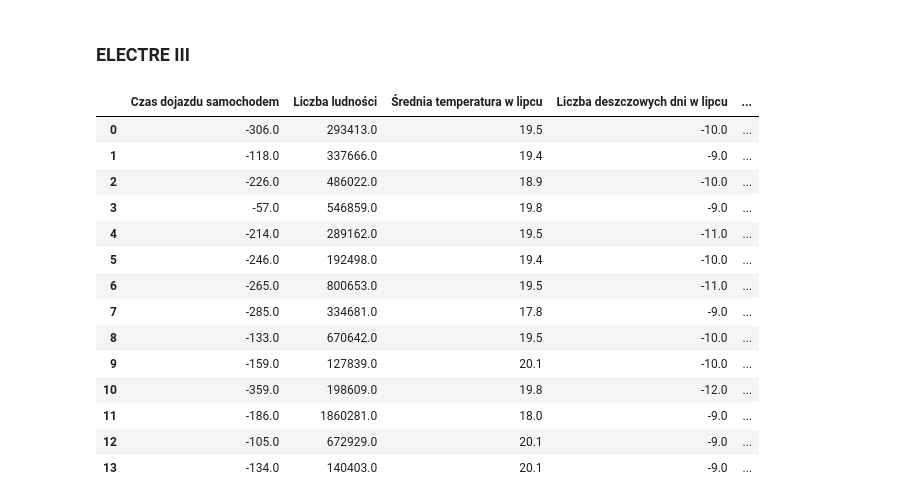
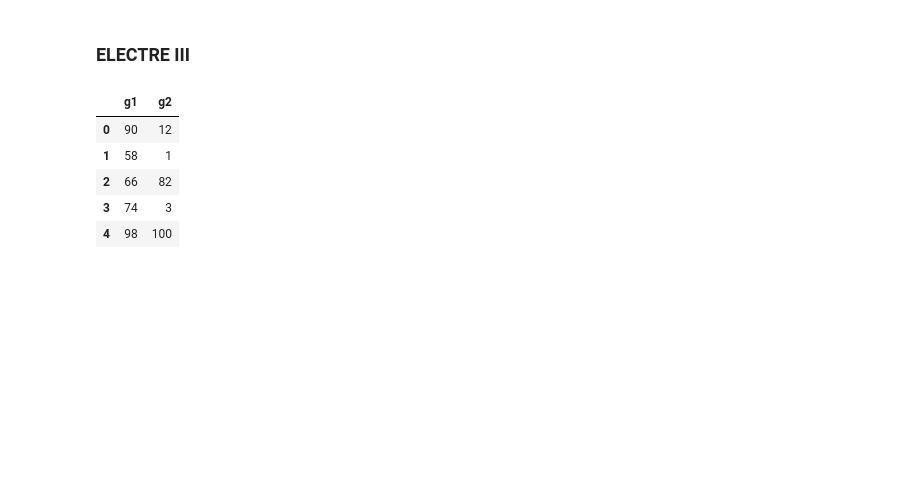
Before and after one commit to majsterkovic/iswd-project-2, a Jupyter notebook: demo.ipynb, the cells around one changed output. Drawn from its saved outputs; the diff is of its cells as text; code cells hidden in the pictures; blank space fills up the shorter version.

```diff
--- a/demo.ipynb
+++ b/demo.ipynb
@@ -405,22 +393,29 @@ draw_simple_ranking(p_df, title='positive_flow_rank')
 # %% [markdown]
 ### ELECTRE III
 # %%
+# sample data from lecture 13/36
+data = {
+    'I': [90, 12],
+    'B': [58, 1],
+    'G': [66, 82],
+    'A': [74, 3],
+    'F': [98, 100]
+}
+
+df = pd.DataFrame(data)
+df = df.transpose()
+df.reset_index(inplace=True)
+df.columns = ['variant', 'g1', 'g2']
+variants = df['variant']
+df.drop(['variant'], axis=1, inplace=True)
+# change index to numbers
 df
 # %% [output]
-|  | Czas dojazdu samochodem | Liczba ludności | Średnia temperatura w lipcu | Liczba deszczowych dni w lipcu | ... |
-| 0 | -306.0 | 293413.0 | 19.5 | -10.0 | ... |
-| 1 | -118.0 | 337666.0 | 19.4 | -9.0 | ... |
-| 2 | -226.0 | 486022.0 | 18.9 | -10.0 | ... |
-| 3 | -57.0 | 546859.0 | 19.8 | -9.0 | ... |
-| 4 | -214.0 | 289162.0 | 19.5 | -11.0 | ... |
-| 5 | -246.0 | 192498.0 | 19.4 | -10.0 | ... |
-| 6 | -265.0 | 800653.0 | 19.5 | -11.0 | ... |
-| 7 | -285.0 | 334681.0 | 17.8 | -9.0 | ... |
-| 8 | -133.0 | 670642.0 | 19.5 | -10.0 | ... |
-| 9 | -159.0 | 127839.0 | 20.1 | -10.0 | ... |
-| 10 | -359.0 | 198609.0 | 19.8 | -12.0 | ... |
-| 11 | -186.0 | 1860281.0 | 18.0 | -9.0 | ... |
-| 12 | -105.0 | 672929.0 | 20.1 | -9.0 | ... |
-| 13 | -134.0 | 140403.0 | 20.1 | -9.0 | ... |
+|  | g1 | g2 |
+| 0 | 90 | 12 |
+| 1 | 58 | 1 |
+| 2 | 66 | 82 |
+| 3 | 74 | 3 |
+| 4 | 98 | 100 |
 # %%
 # marginal concordance for gain-type criterion
```
Also changed, not shown: parts of 7 cells of this notebook.
